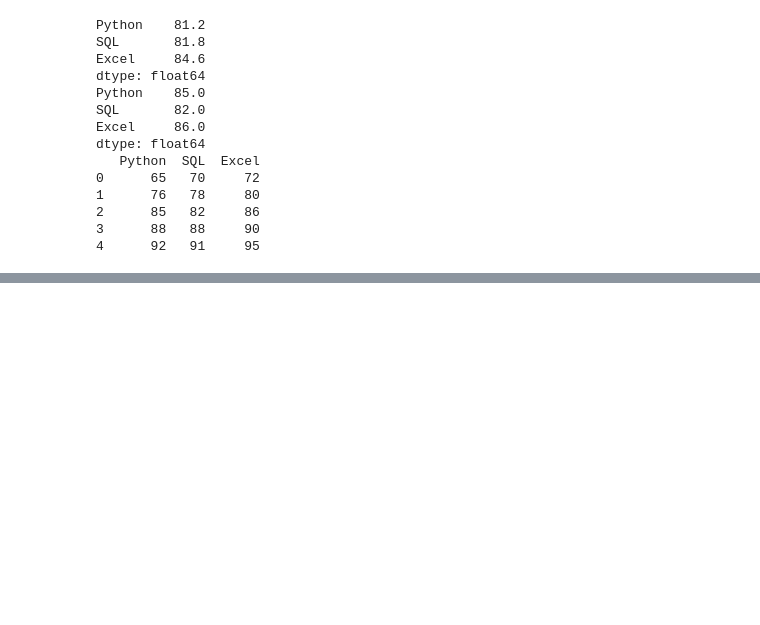
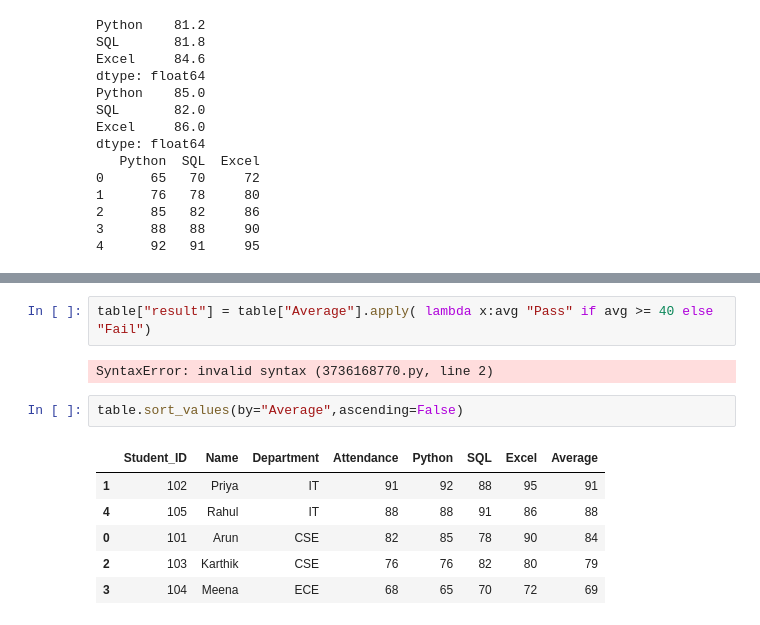
Before and after one commit to jaanbrigithjb-lab/Data_Analytics, a Jupyter notebook: Python/Foundations/Own_Modules/PandasModule.ipynb, the cells around one changed output, grey strips where cells are left out. Cells and saved outputs as stored; diff of their text form; blank space fills up the shorter version.

```diff
--- a/Python/Foundations/Own_Modules/PandasModule.ipynb
+++ b/Python/Foundations/Own_Modules/PandasModule.ipynb
@@ -131,0 +142,13 @@ dtype: float64
+# %%
+table["result"] = table["Average"].apply( lambda x:avg "Pass" if avg >= 40 else "Fail")
+# %% [output]
+SyntaxError: invalid syntax (3736168770.py, line 2)
+# %%
+table.sort_values(by="Average",ascending=False)
+# %% [output]
+|  | Student_ID | Name | Department | Attendance | Python | SQL | Excel | Average |
+| 1 | 102 | Priya | IT | 91 | 92 | 88 | 95 | 91 |
+| 4 | 105 | Rahul | IT | 88 | 88 | 91 | 86 | 88 |
+| 0 | 101 | Arun | CSE | 82 | 85 | 78 | 90 | 84 |
+| 2 | 103 | Karthik | CSE | 76 | 76 | 82 | 80 | 79 |
+| 3 | 104 | Meena | ECE | 68 | 65 | 70 | 72 | 69 |
```
Also changed, not shown: parts of 10 cells of this notebook.
